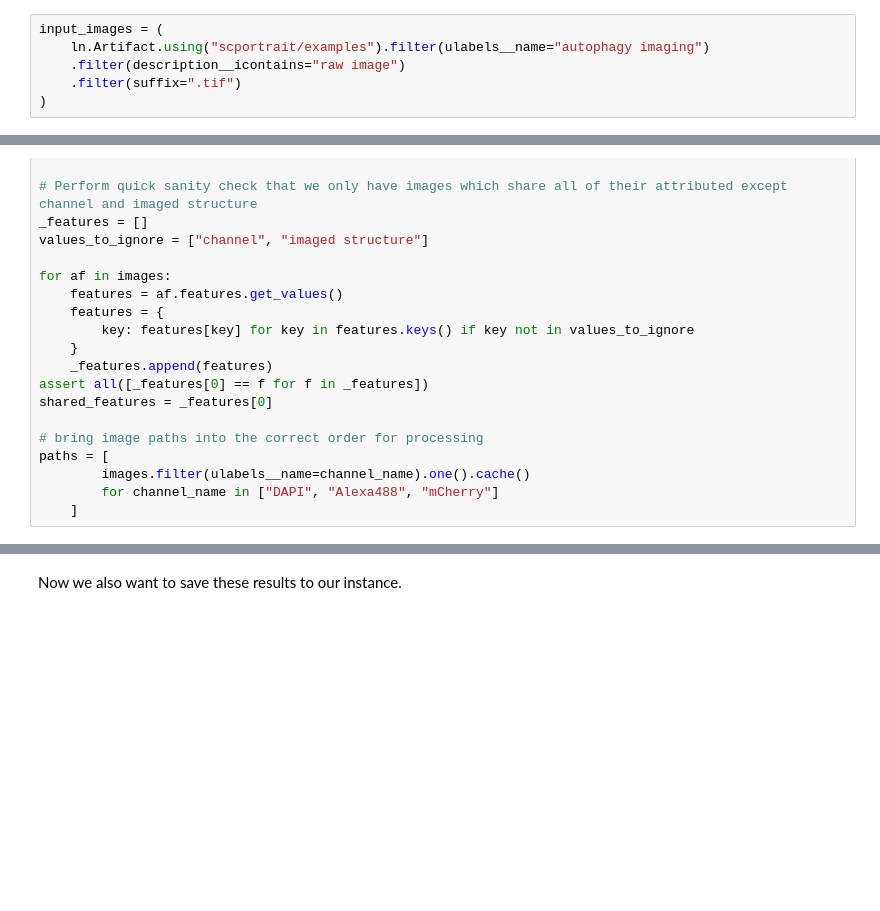
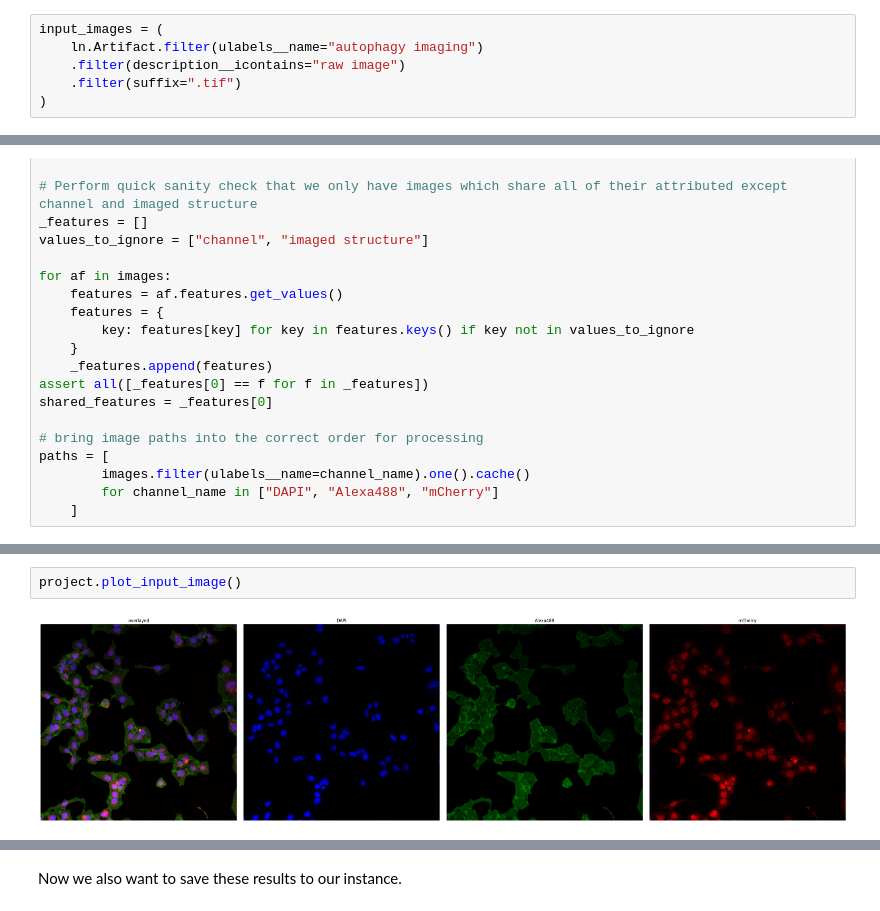
Before and after one commit to laminlabs/lamin-usecases, a Jupyter notebook: docs/imaging2.ipynb, the cells around one changed output, grey strips where cells are left out. Cells and saved outputs as stored; diff of their text form; blank space fills up the shorter version.

Commit message:
Improve example notebooks (#186)
Co-authored-by: Niklas Schmacke <niklas@schmacke.bio>

```diff
--- a/docs/imaging2.ipynb
+++ b/docs/imaging2.ipynb
@@ -27,7 +22,7 @@ ln.track()
 First, we query for the raw and annotated microscopy images.
 # %%
 input_images = (
-    ln.Artifact.using("scportrait/examples").filter(ulabels__name="autophagy imaging")
+    ln.Artifact.filter(ulabels__name="autophagy imaging")
     .filter(description__icontains="raw image")
     .filter(suffix=".tif")
 )
@@ -229,0 +139,4 @@ fig.tight_layout()
+# %%
+project.plot_input_image()
+# %% [output]
+[figure, added]
```
Also changed, not shown: parts of 26 cells of this notebook, 4 other files.
